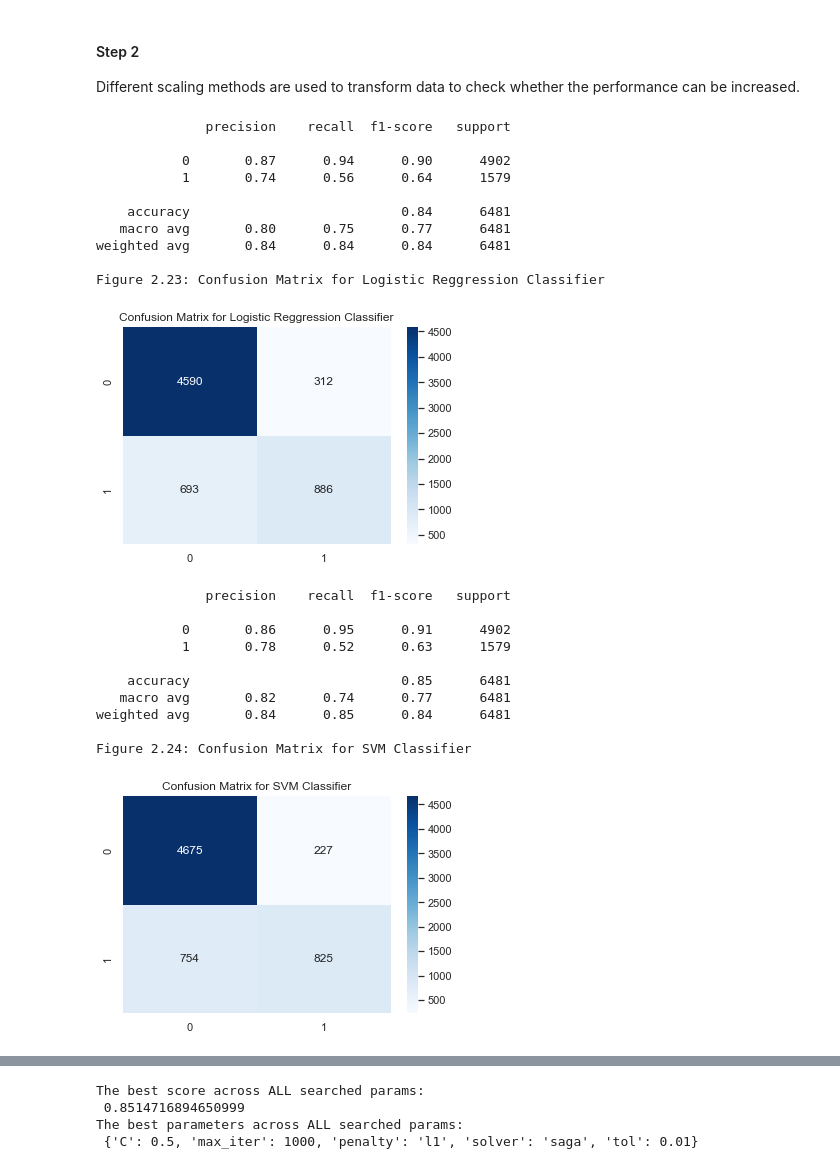
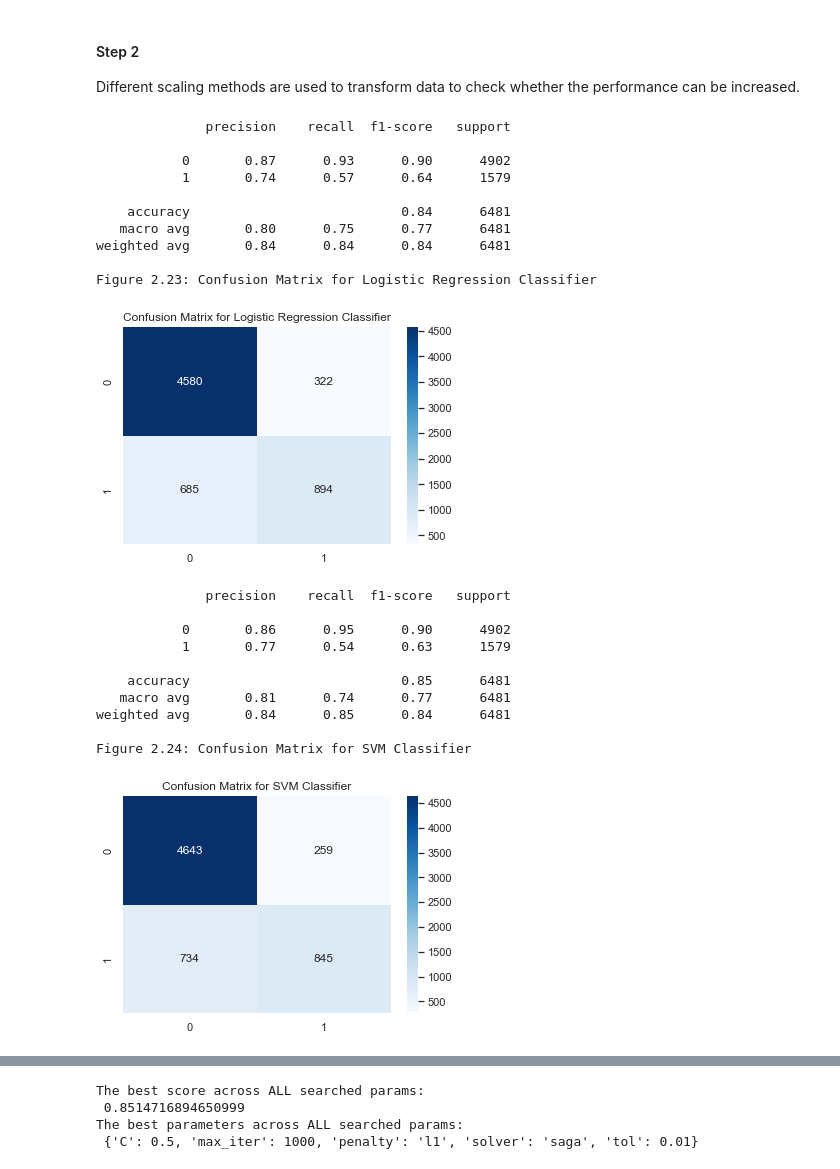
Before and after one commit to chanyadeshani/machine_learning, a Jupyter notebook: MachineLearningandOptimization_CT7205_4107143_ChanaySubasingha.ipynb, the cells around one changed output, grey strips where cells are left out. Drawn from its saved outputs; the diff is of its cells as text; code cells hidden in the pictures.

```diff
--- a/MachineLearningandOptimization_CT7205_4107143_ChanaySubasingha.ipynb
+++ b/MachineLearningandOptimization_CT7205_4107143_ChanaySubasingha.ipynb
@@ -1707,12 +1734,12 @@ This step did not increase the performance of the models, and for Random Forest
 Different scaling methods are used to transform data to check whether the performance can be increased.
 # %%
-# RobustScaler, MinMaxScaler,Normalizer was tried
+# RobustScaler, MinMaxScaler, Normalizer was tried
 #x2 = StandardScaler().fit_transform(x2)
 #x2 = MinMaxScaler().fit_transform(x2)
 #x2 =  Normalizer().fit_transform(x2)
 
-# Scaling dependent variables using minmax scaler
-x2 = MinMaxScaler().fit_transform(x2)
+# Scaling dependent variables
+x2 = StandardScaler().fit_transform(x2)
 
 # Separate dataset to train and test sets with 80% to train and 20% to test
 x2_train, x2_test, y2_train, y2_test = train_test_split(
@@ -1720,26 +1747,26 @@ x2_train, x2_test, y2_train, y2_test = train_test_split(
 # %%
 # Performance of the Logistic Reggression model with different scalers
 model_lr = LogisticRegression(random_state=0, max_iter=1000)
 model_lr.fit(x2_train, y2_train)
 pred_lr_op = model_lr.predict(x2_test)
 
 print(classification_report(y2_test, pred_lr_op))
 matrix = confusion_matrix(y2_test, pred_lr_op)
 sns.heatmap(matrix, annot=True, fmt='d', cmap="Blues")
-plt.title('Confusion Matrix for Logistic Reggression Classifier')
-print('Figure 2.23: Confusion Matrix for Logistic Reggression Classifier')
+plt.title('Confusion Matrix for Logistic Regression Classifier')
+print('Figure 2.23: Confusion Matrix for Logistic Regression Classifier')
 # %% [output]
               precision    recall  f1-score   support
 
-           0       0.87      0.94      0.90      4902
-           1       0.74      0.56      0.64      1579
+           0       0.87      0.93      0.90      4902
+           1       0.74      0.57      0.64      1579
 
     accuracy                           0.84      6481
    macro avg       0.80      0.75      0.77      6481
 weighted avg       0.84      0.84      0.84      6481
 
-Figure 2.23: Confusion Matrix for Logistic Reggression Classifier
+Figure 2.23: Confusion Matrix for Logistic Regression Classifier
-[figure, old version]
+[figure, new version]
 # %%
 # Performance of the Support Vector Machine model with different scalers
 model_svm = svm.SVC(kernel='poly')
@@ -1754,11 +1781,11 @@ print('Figure 2.24: Confusion Matrix for SVM Classifier')
 # %% [output]
               precision    recall  f1-score   support
 
-           0       0.86      0.95      0.91      4902
-           1       0.78      0.52      0.63      1579
+           0       0.86      0.95      0.90      4902
+           1       0.77      0.54      0.63      1579
 
     accuracy                           0.85      6481
-   macro avg       0.82      0.74      0.77      6481
+   macro avg       0.81      0.74      0.77      6481
 weighted avg       0.84      0.85      0.84      6481
 
 Figure 2.24: Confusion Matrix for SVM Classifier
```
Also changed, not shown: parts of 112 cells of this notebook, 1 other file.
